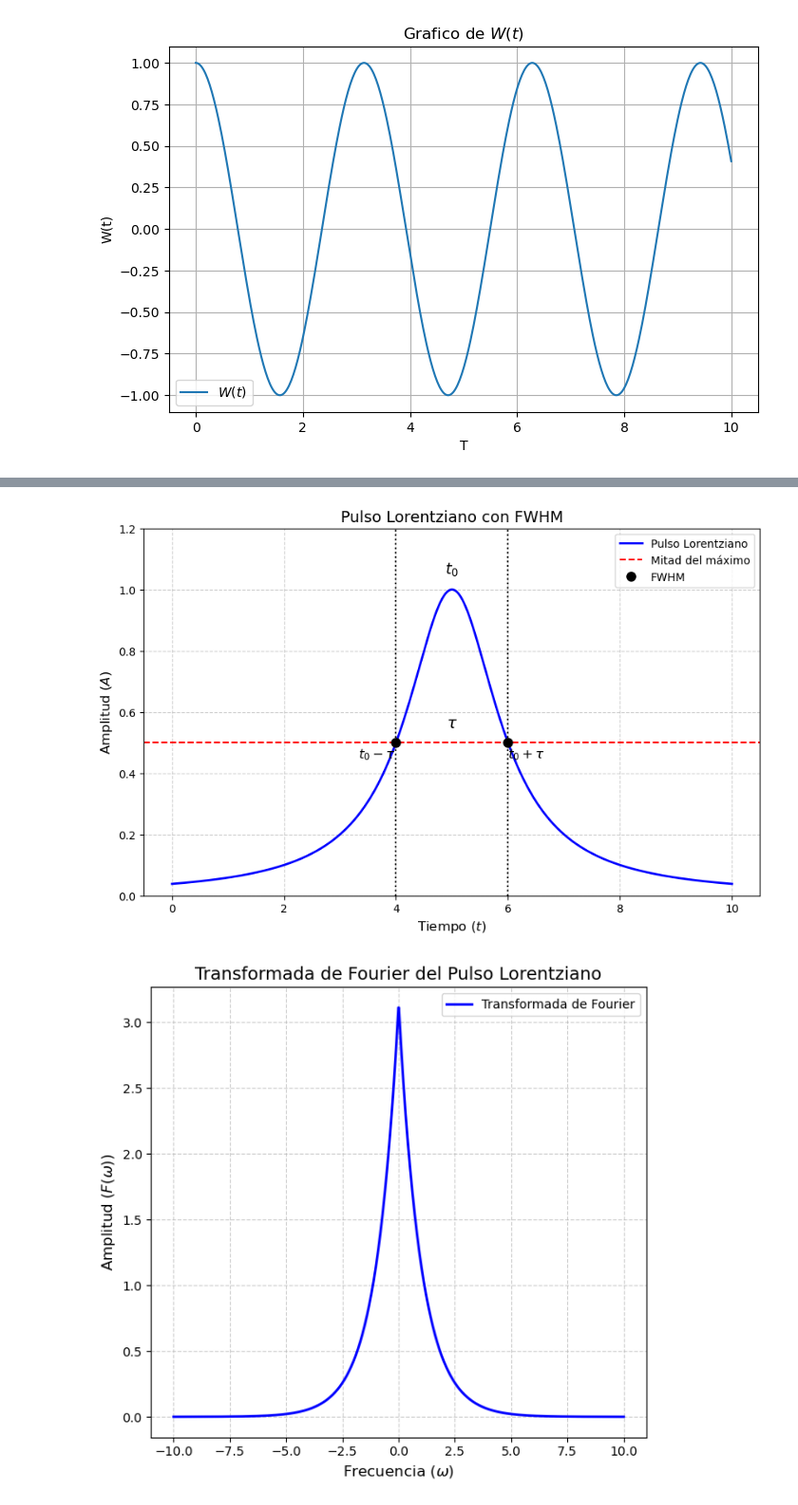
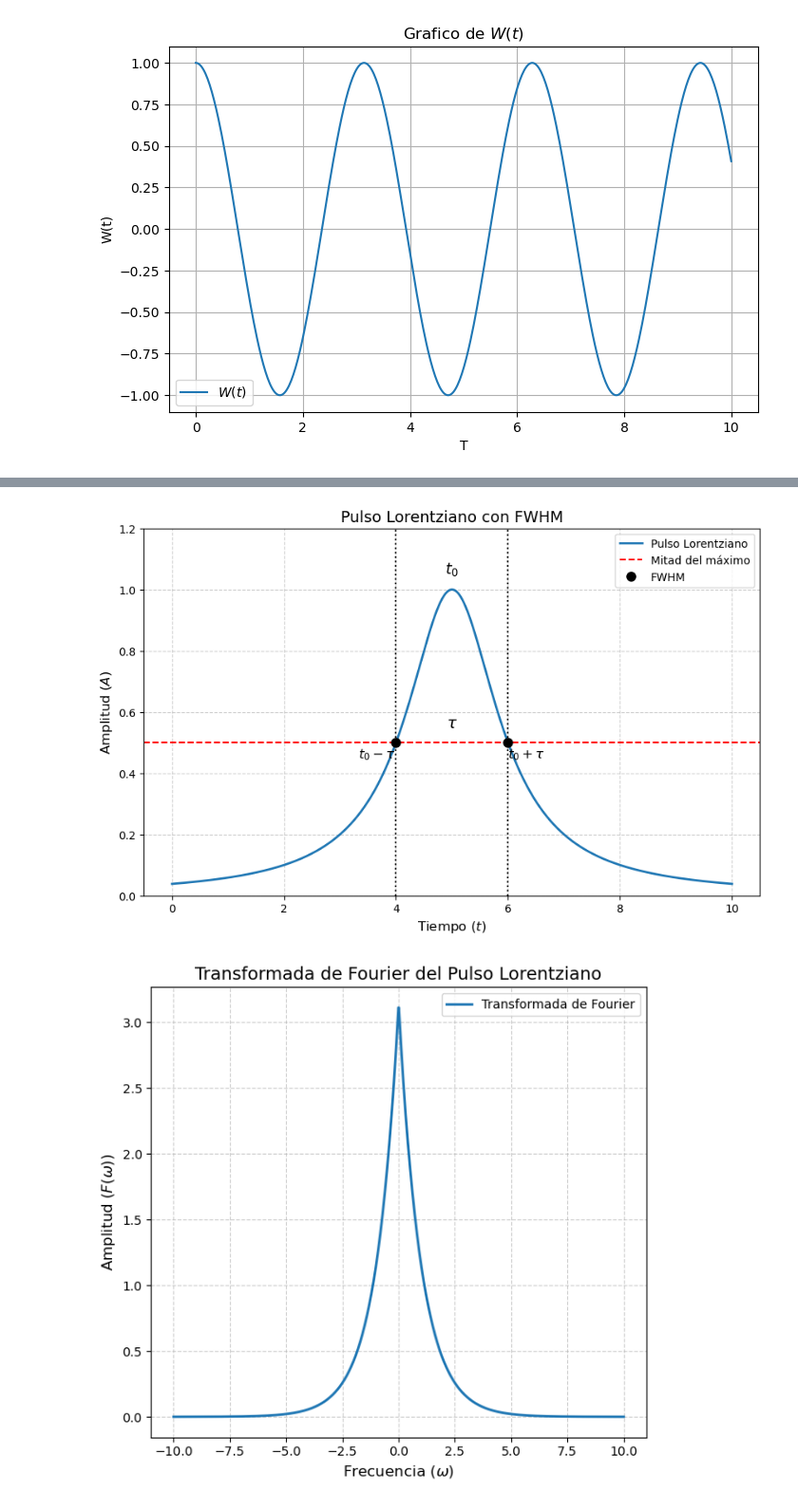
Before and after one commit to ComancheMario/Python-, a Jupyter notebook: Tesis/Sims.ipynb, the cells around one changed output, grey strips where cells are left out. Shown at 95% size. Cells and saved outputs as stored; diff of their text form; code cells hidden in the pictures.

```diff
--- a/Tesis/Sims.ipynb
+++ b/Tesis/Sims.ipynb
@@ -896,7 +896,7 @@ pulso = lorentzian_pulse(t, t0, tau)
 
 # Gráfico
 plt.figure(figsize=(10, 6))
-plt.plot(t, pulso, 'b-', linewidth=2, label="Pulso Lorentziano")
+plt.plot(t, pulso, linewidth=2, label="Pulso Lorentziano")
 
 # Línea horizontal para el FWHM
 half_max = 0.5  # Mitad del máximo (1 en este caso)
@@ -926,7 +926,7 @@ plt.grid(True, linestyle='--', alpha=0.6)
 plt.ylim(0, 1.2)  # Ajustar el rango del eje y
 plt.show()
 # %% [output]
-[figure, old version]
+[figure, new version]
 # %%
 import numpy as np
 import matplotlib.pyplot as plt
@@ -947,32 +947,32 @@ t = np.linspace(-10, 10, 1000)  # Dominio del tiempo
 omega = np.linspace(-10, 10, 1000)  # Dominio de la frecuencia
 
 # Calcula el pulso lorentziano y su transformada de Fourier
 pulso_temporal = lorentzian_pulse(t, tau)
 pulso_frecuencia = fourier_lorentzian(omega, tau)
 
 # Gráficos
 plt.figure(figsize=(12, 6))
 
 # Gráfico del pulso lorentziano en el dominio del tiempo
 #plt.subplot(1, 2, 1)
 #plt.plot(t, pulso_temporal, 'b-', linewidth=2, label="Pulso Lorentziano")
 #plt.xlabel("Tiempo ($t$)", fontsize=12)
 #plt.ylabel("Amplitud ($A$)", fontsize=12)
 #plt.title("Pulso Lorentziano en el Dominio del Tiempo", fontsize=14)
 #plt.grid(True, linestyle='--', alpha=0.6)
 #plt.legend()
 
 # Gráfico de la transformada de Fourier en el dominio de la frecuencia
 plt.subplot(1, 2, 2)
-plt.plot(omega, pulso_frecuencia, 'b-', linewidth=2, label="Transformada de Fourier")
+plt.plot(omega, pulso_frecuencia, linewidth=2, label="Transformada de Fourier")
 plt.xlabel("Frecuencia ($\\omega$)", fontsize=12)
 plt.ylabel("Amplitud ($F(\\omega)$)", fontsize=12)
 plt.title("Transformada de Fourier del Pulso Lorentziano", fontsize=14)
 plt.grid(True, linestyle='--', alpha=0.6)
 plt.legend()
 
 # Ajustar el layout y mostrar los gráficos
 plt.tight_layout()
 plt.show()
 # %% [output]
-[figure, old version]
+[figure, new version]
```
Also changed, not shown: parts of 9 cells of this notebook, 42 other files.
